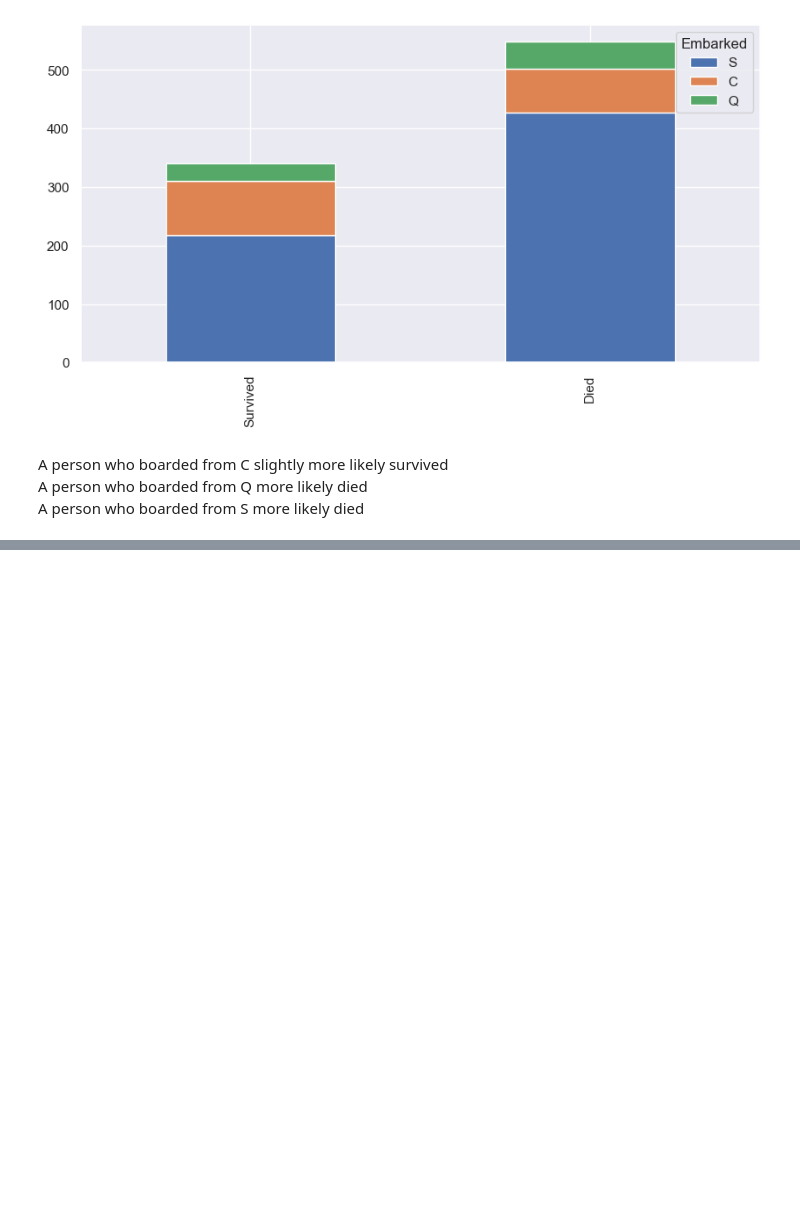
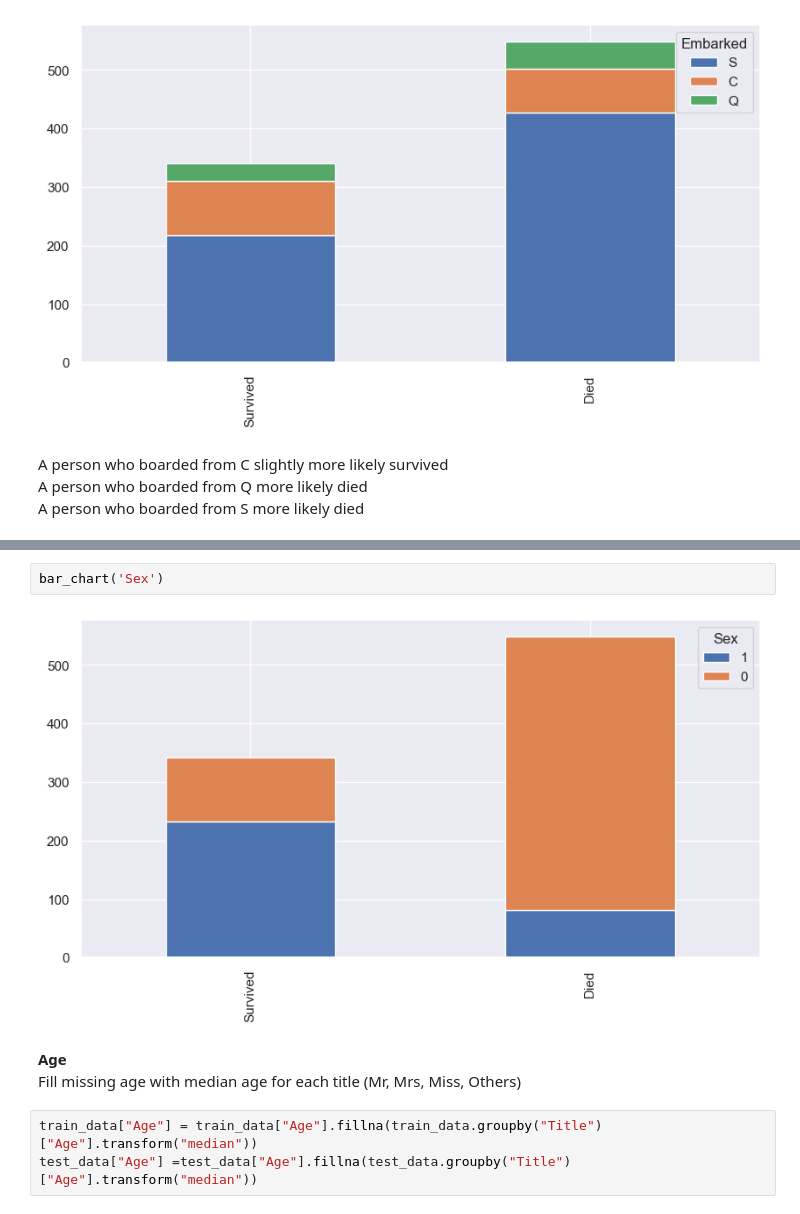
Before and after one commit to sophiembanda/SoftGrowTech_Kaggle_Titanic, a Jupyter notebook: Titanic.ipynb, the cells around one changed output, grey strips where cells are left out. Saved outputs shown, nothing was run; the diff lists cells and outputs as text; blank space fills up the shorter version.

```diff
--- a/Titanic.ipynb
+++ b/Titanic.ipynb
@@ -169,0 +306,10 @@ A person who boarded from S more likely died
+# %%
+bar_chart('Sex')
+# %% [output]
+[figure, added]
+# %% [markdown]
+**Age**\
+Fill missing age with median age for each title (Mr, Mrs, Miss, Others)
+# %%
+train_data["Age"] = train_data["Age"].fillna(train_data.groupby("Title")["Age"].transform("median"))
+test_data["Age"] =test_data["Age"].fillna(test_data.groupby("Title")["Age"].transform("median"))
```
Also changed, not shown: parts of 24 cells of this notebook.
